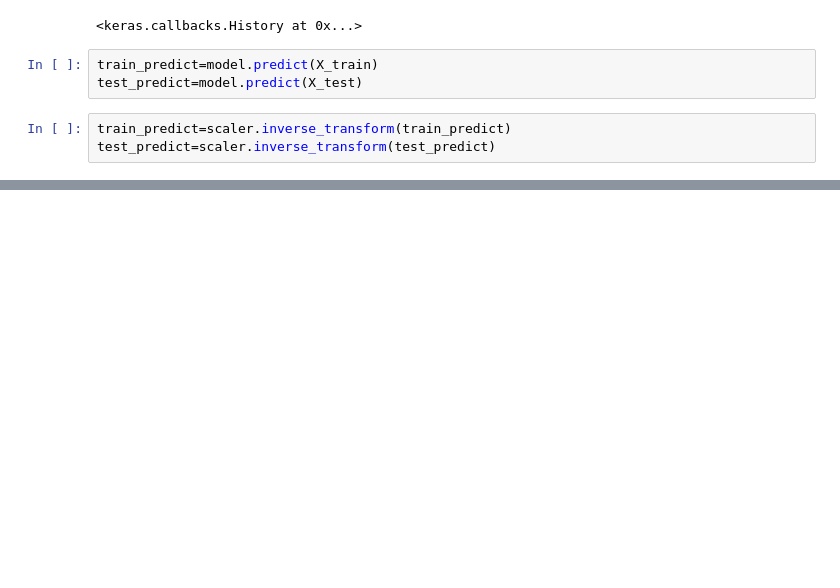
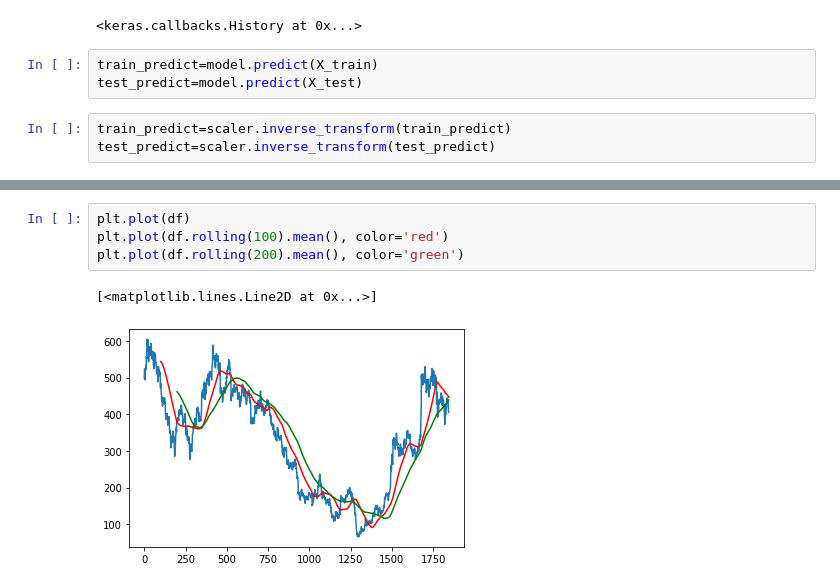
Before and after one commit to Naveen-004/Mini-Project, a Jupyter notebook: Stock_price.ipynb, the cells around one changed output, grey strips where cells are left out. Drawn from its saved outputs; the diff is of its cells as text; blank space fills up the shorter version.

```diff
--- a/Stock_price.ipynb
+++ b/Stock_price.ipynb
@@ -165,0 +166,7 @@ math.sqrt(mean_squared_error(y_test,test_predict))
+# %%
+plt.plot(df)
+plt.plot(df.rolling(100).mean(), color='red')
+plt.plot(df.rolling(200).mean(), color='green')
+# %% [output]
+[<matplotlib.lines.Line2D at 0x...>]
+[figure, added]
```
Also changed, not shown: parts of 12 cells of this notebook, 2 other files.
